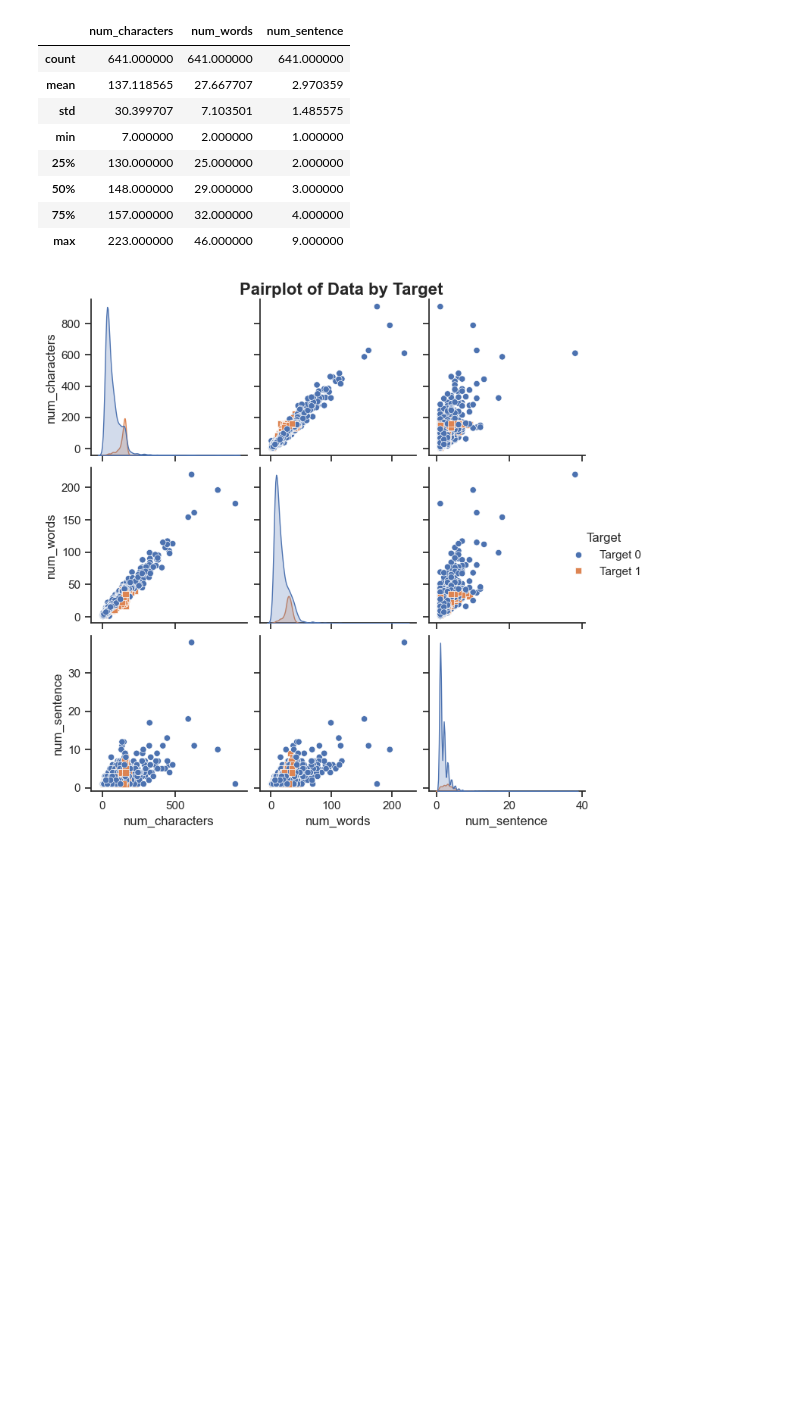
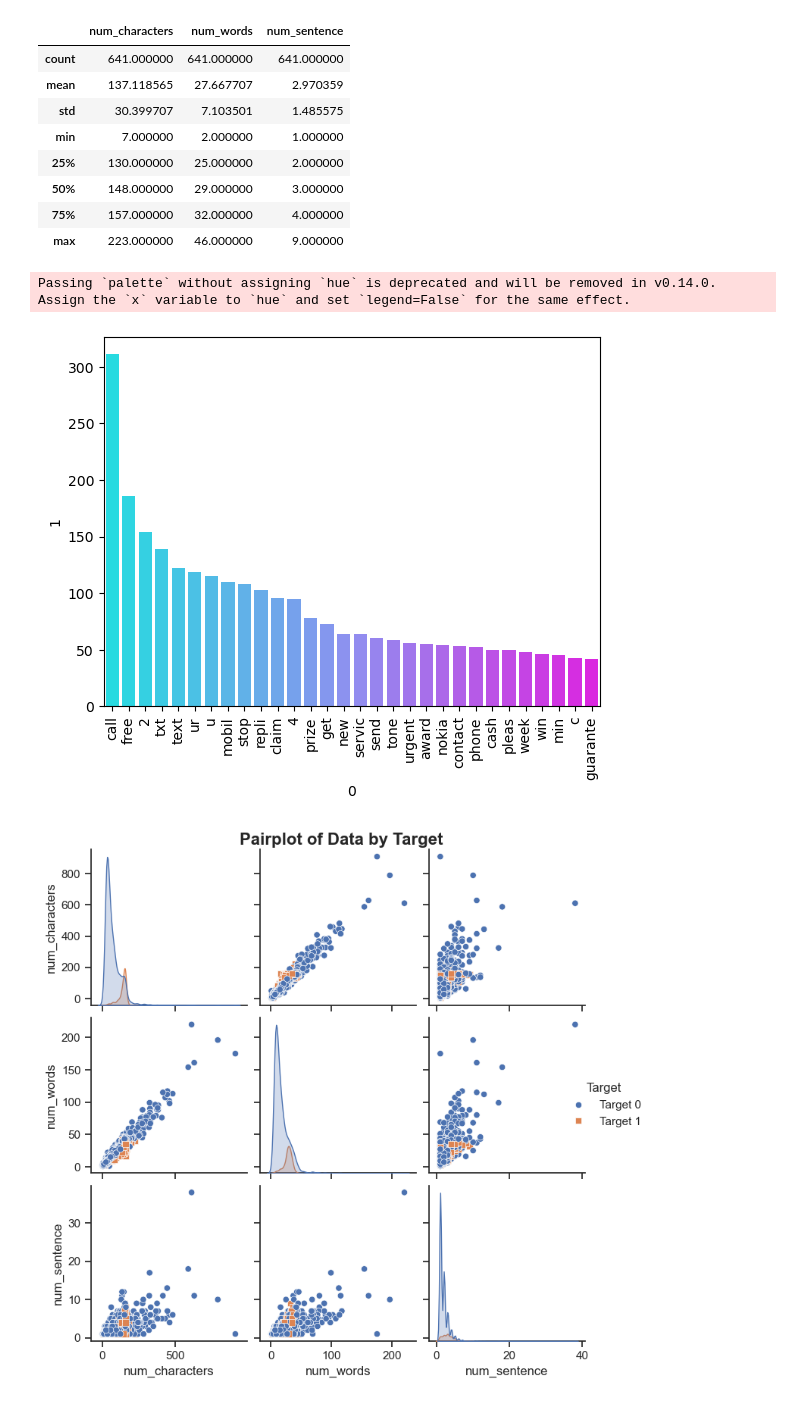
Before and after one commit to pedrocast7/SpamText_Classification_Models_Analysis, a Jupyter notebook: EDA_dataset.ipynb, the cells around one changed output. Saved outputs shown, nothing was run; the diff lists cells and outputs as text; code cells hidden in the pictures; blank space fills up the shorter version.

```diff
--- a/EDA_dataset.ipynb
+++ b/EDA_dataset.ipynb
@@ -292,6 +296,31 @@ fig.update_layout(
     title_font=dict(size=16, family='Times New Roman', color='black'),
 )
 fig.show()
+# %%
+#preprocessing data using created function transform_text (remove punctuation, special characters, stopwords and steammer data, tokenize)
+df['transformed_text'] = df['text'].apply(utils.transform_text)
+# %%
+#finding the 30 most used words in spam data
+
+
+
+
+spam_carpos = []
+for sentence in df[df['target'] == 1]['transformed_text'].tolist():
+    for word in sentence.split():
+        spam_carpos.append(word)
+
+
+from collections import Counter
+filter_df = pd.DataFrame(Counter(spam_carpos).most_common(30))
+
+
+sns.barplot(data = filter_df, x = filter_df[0], y = filter_df[1], palette = 'cool')
+plt.xticks(rotation = 90)
+plt.show()
+# %% [output]
+Passing `palette` without assigning `hue` is deprecated and will be removed in v0.14.0. Assign the `x` variable to `hue` and set `legend=False` for the same effect.
+[figure, added]
 # %%
 
 # Create a pairplot with custom styling
```
Also changed, not shown: parts of 2 cells of this notebook, 2 other files.
